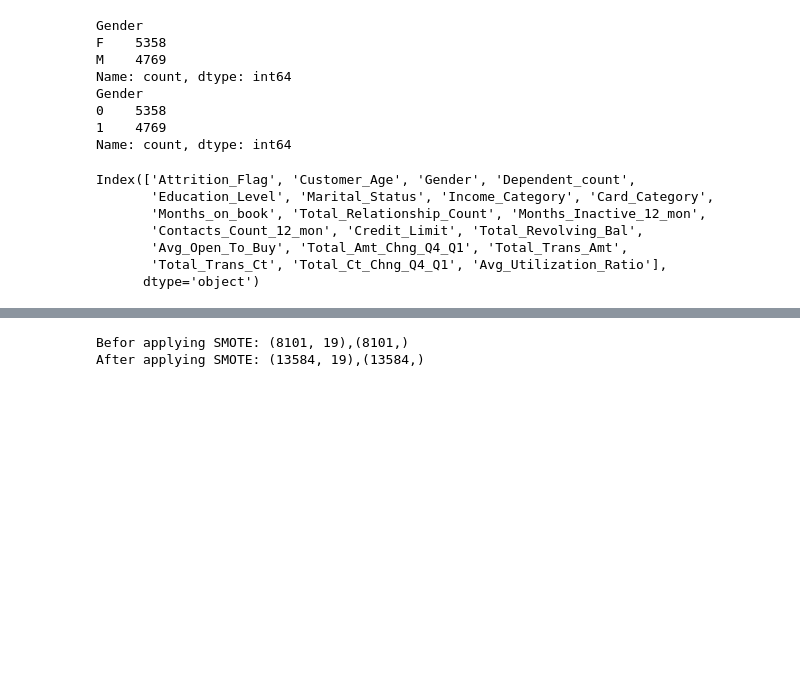
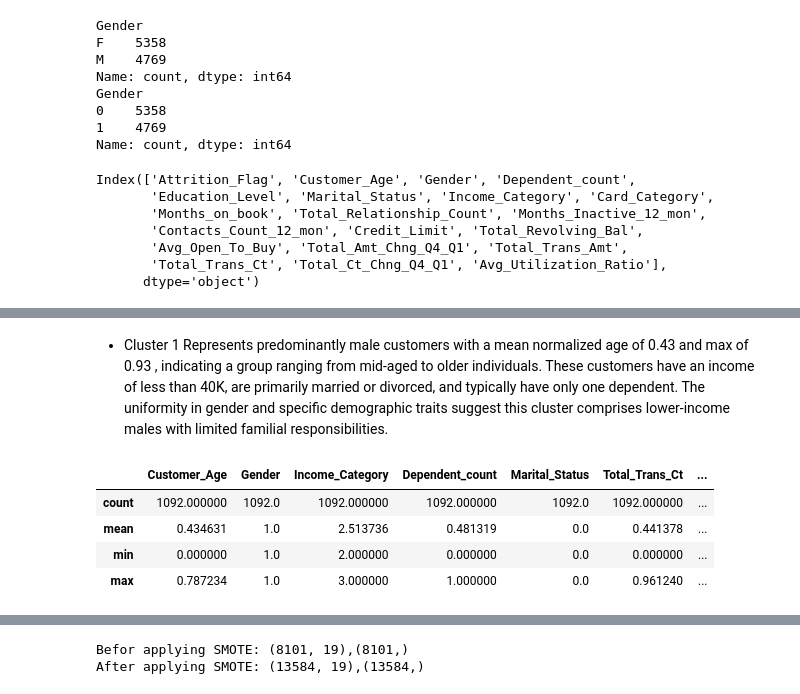
Before and after one commit to shwetara/d2kAssesment, a Jupyter notebook: customer_churn.ipynb, the cells around one changed output, grey strips where cells are left out. Cells and saved outputs as stored; diff of their text form; code cells hidden in the pictures; blank space fills up the shorter version.

```diff
--- a/customer_churn.ipynb
+++ b/customer_churn.ipynb
@@ -392,0 +458,11 @@ clusters_ = demo_df['Cluster']
+# %% [markdown]
+* Cluster 1
+Represents predominantly male customers with a mean normalized age of 0.43 and max of 0.93 , indicating a group ranging from mid-aged to older individuals. These customers have an income of less than 40K, are primarily married or divorced, and typically have only one dependent. The uniformity in gender and specific demographic traits suggest this cluster comprises lower-income males with limited familial responsibilities.
+# %%
+demo_df[demo_df.Cluster ==2 ].describe().iloc[[0, 1, 3,7], :-1]
+# %% [output]
+|  | Customer_Age | Gender | Income_Category | Dependent_count | Marital_Status | Total_Trans_Ct | ... |
+| count | 1092.000000 | 1092.0 | 1092.000000 | 1092.000000 | 1092.0 | 1092.000000 | ... |
+| mean | 0.434631 | 1.0 | 2.513736 | 0.481319 | 0.0 | 0.441378 | ... |
+| min | 0.000000 | 1.0 | 2.000000 | 0.000000 | 0.0 | 0.000000 | ... |
+| max | 0.787234 | 1.0 | 3.000000 | 1.000000 | 0.0 | 0.961240 | ... |
```
Also changed, not shown: parts of 31 cells of this notebook.
